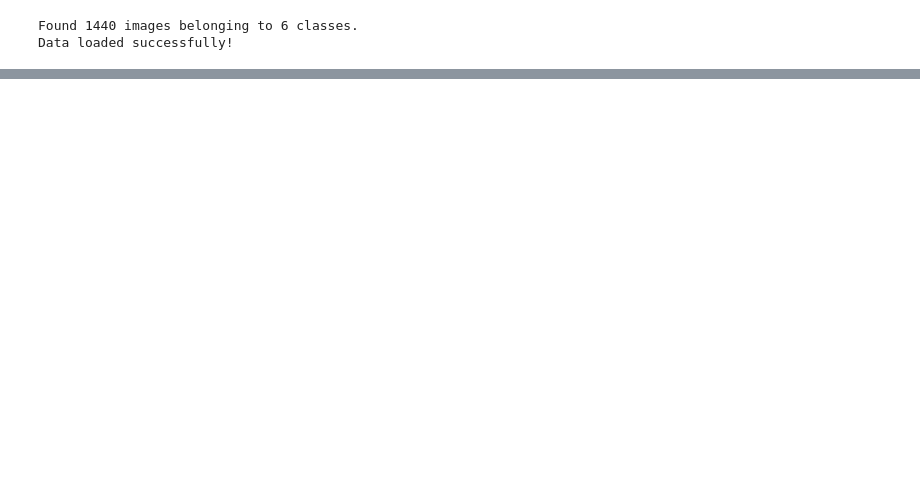
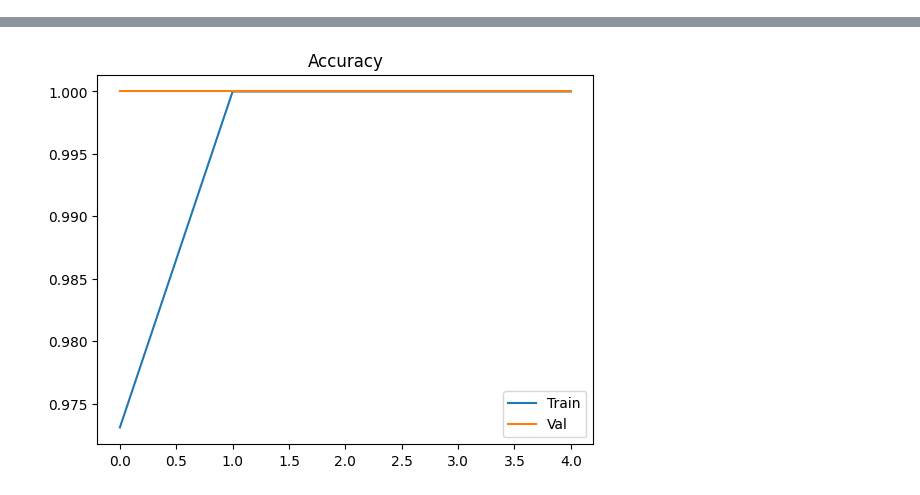
Before and after one commit to zaksz1991/transfer_learning_quality_control, a Jupyter notebook: transfer_learning_quality_control.ipynb, the cells around one changed output, grey strips where cells are left out. Cells and saved outputs as stored; diff of their text form; code cells hidden in the pictures; blank space fills up the shorter version.

```diff
--- a/transfer_learning_quality_control.ipynb
+++ b/transfer_learning_quality_control.ipynb
@@ -55,19 +42,17 @@ Found 360 images belonging to 6 classes.
 # %%
-from tensorflow.keras.applications import ResNet50
 from tensorflow.keras import layers, models
+from tensorflow.keras.applications.resnet50 import ResNet50
 
-# Load ResNet50
 base_model = ResNet50(weights='imagenet', include_top=False, input_shape=(224, 224, 3))
 base_model.trainable = False
 
-# Custom Head
 model = models.Sequential([
     base_model,
     layers.GlobalAveragePooling2D(),
+    layers.Dropout(0.3),
     layers.Dense(128, activation='relu'),
-    layers.Dense(train_generator.num_classes, activation='softmax')
+    # Use the number from the 'num_classes' printout above
+    layers.Dense(train_gen.num_classes, activation='softmax')
 ])
 
 model.compile(optimizer='adam', loss='categorical_crossentropy', metrics=['accuracy'])
-# %%
-history = model.fit(train_generator, validation_data=val_generator, epochs=10)
@@ -148,16 +58,0 @@ DECISION: Product passed (Low defect confidence)
-# %%
-# 1. Unfreeze the base model
-base_model.trainable = True
-
-# 2. Freeze all layers except the last 20 (This is the "Fine-Tuning" strategy)
-for layer in base_model.layers[:-20]:
-    layer.trainable = False
-
-# 3. IMPORTANT: Recompile with a VERY small learning rate
-# High rates will destroy the pre-trained weights
-model.compile(optimizer=tf.keras.optimizers.Adam(learning_rate=1e-5),
-              loss='categorical_crossentropy',
-              metrics=['accuracy'])
-
-# 4. Retrain for 5-10 more epochs
-history_fine = model.fit(train_generator, validation_data=val_generator, epochs=5)
@@ -175,8 +58,0 @@ Epoch 5/5
-# %%
-model = models.Sequential([
-    base_model,
-    layers.GlobalAveragePooling2D(),
-    layers.Dropout(0.3),  # Added dropout to prevent overfitting
-    layers.Dense(128, activation='relu'),
-    layers.Dense(train_generator.num_classes, activation='softmax')
-])
@@ -207,21 +59,10 @@ plt.show()
-# %%
-import os
-# Point to the folder that contains your category folders
-# Example: If your images are in 'NEU-DET/train/images'
-data_dir = 'NEU-DET/train/images'
-
-from tensorflow.keras.preprocessing.image import ImageDataGenerator
-
-datagen = ImageDataGenerator(rescale=1./255, validation_split=0.2)
-
-train_generator = datagen.flow_from_directory(
-    data_dir,
-    target_size=(224, 224),
-    batch_size=32,
-    class_mode='categorical'
-)
-
-print("Data loaded successfully!")
-# %% [output]
-Found 1440 images belonging to 6 classes.
-Data loaded successfully!
+# %%
+history = model.fit(train_gen, validation_data=val_gen, epochs=5)
+
+import matplotlib.pyplot as plt
+plt.plot(history.history['accuracy'], label='Train')
+plt.plot(history.history['val_accuracy'], label='Val')
+plt.title('Accuracy')
+plt.legend()
+plt.show()
+# %% [output]
@@ -227,0 +79 @@ Data loaded successfully!
+[figure, added]
```
Also changed, not shown: parts of 13 cells of this notebook, 1 other file.
